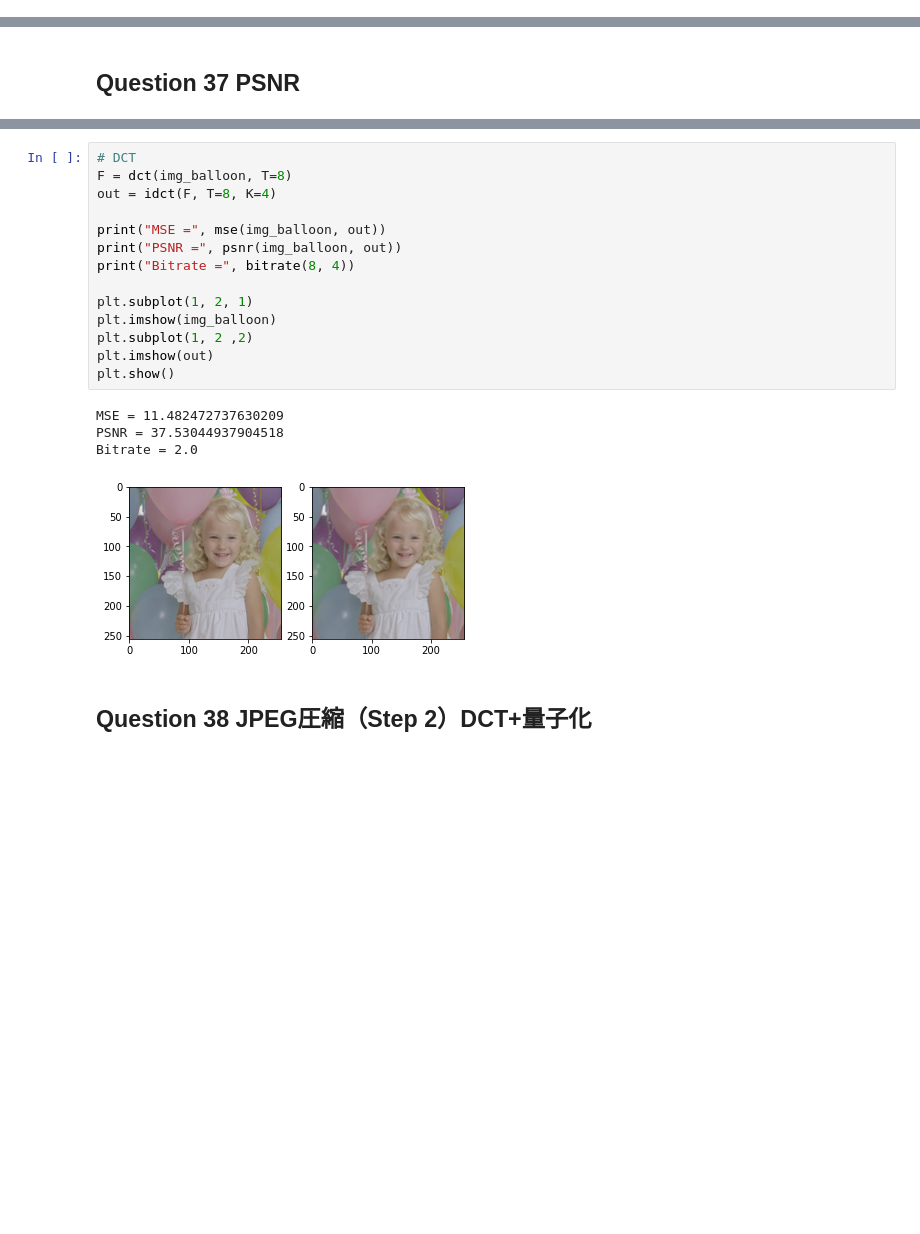
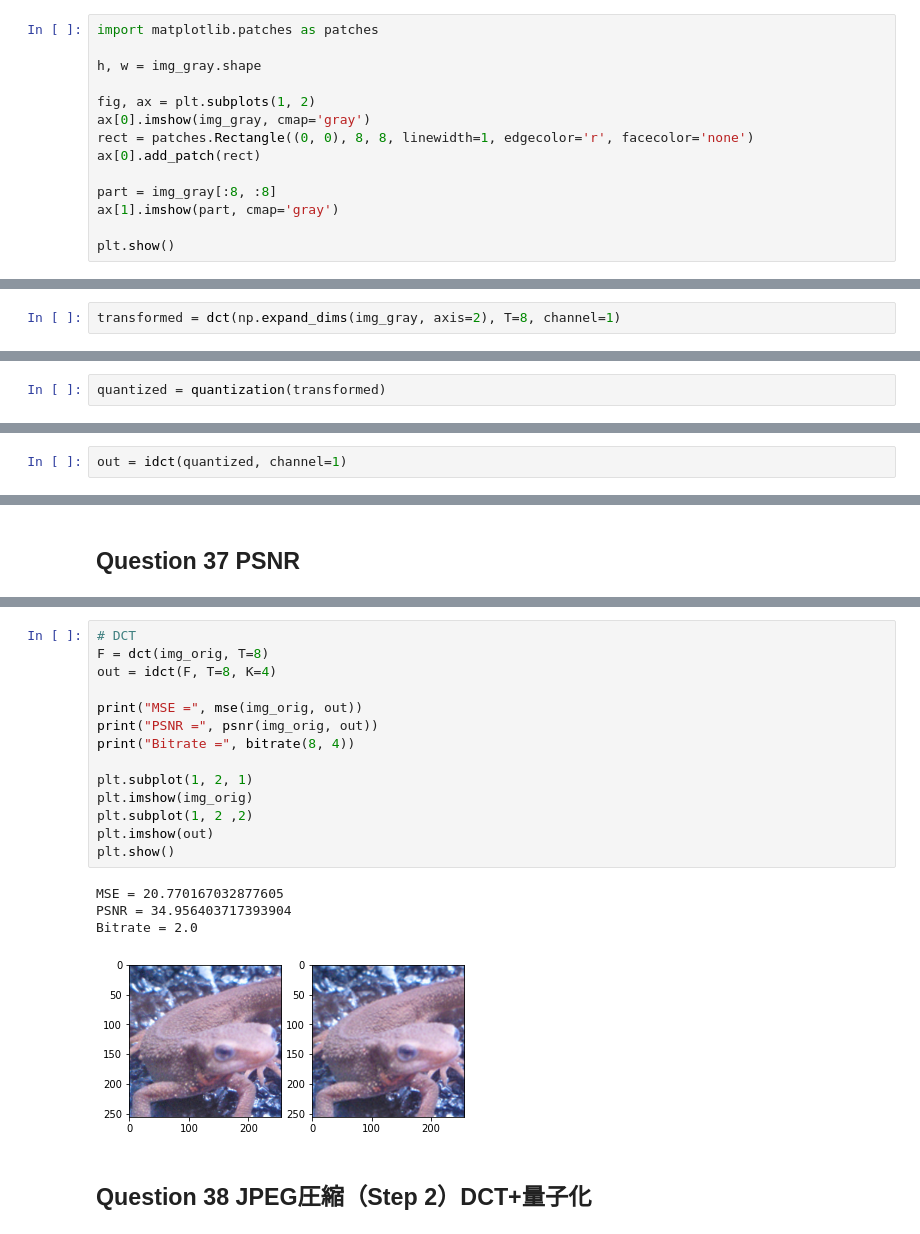
Before and after one commit to shinchu/gasyori100, a Jupyter notebook: notebooks/week_04.ipynb, the cells around one changed output, grey strips where cells are left out. Cells and saved outputs as stored; diff of their text form; blank space fills up the shorter version.

```diff
--- a/notebooks/week_04.ipynb
+++ b/notebooks/week_04.ipynb
@@ -423,0 +489,14 @@ plt.show()
+# %%
+import matplotlib.patches as patches
+
+h, w = img_gray.shape
+
+fig, ax = plt.subplots(1, 2)
+ax[0].imshow(img_gray, cmap='gray')
+rect = patches.Rectangle((0, 0), 8, 8, linewidth=1, edgecolor='r', facecolor='none')
+ax[0].add_patch(rect)
+
+part = img_gray[:8, :8]
+ax[1].imshow(part, cmap='gray')
+
+plt.show()
@@ -423,0 +508,2 @@ plt.show()
+# %%
+transformed = dct(np.expand_dims(img_gray, axis=2), T=8, channel=1)
@@ -423,0 +589,2 @@ plt.show()
+# %%
+quantized = quantization(transformed)
@@ -423,0 +611,2 @@ plt.show()
+# %%
+out = idct(quantized, channel=1)
@@ -538,22 +788,22 @@ Bitrate = 8.0
 # %%
 # DCT
-F = dct(img_balloon, T=8)
+F = dct(img_orig, T=8)
 out = idct(F, T=8, K=4)
 
-print("MSE =", mse(img_balloon, out))
-print("PSNR =", psnr(img_balloon, out))
+print("MSE =", mse(img_orig, out))
+print("PSNR =", psnr(img_orig, out))
 print("Bitrate =", bitrate(8, 4))
 
 plt.subplot(1, 2, 1)
-plt.imshow(img_balloon)
+plt.imshow(img_orig)
 plt.subplot(1, 2 ,2)
 plt.imshow(out)
 plt.show()
 # %% [output]
-MSE = 11.482472737630209
-PSNR = 37.53044937904518
+MSE = 20.770167032877605
+PSNR = 34.956403717393904
 Bitrate = 2.0
-[figure, old version]
+[figure, new version]
 # %% [markdown]
 ## Question 38 JPEG圧縮（Step 2）DCT+量子化
 # %% [markdown]
```
Also changed, not shown: parts of 38 cells of this notebook.
